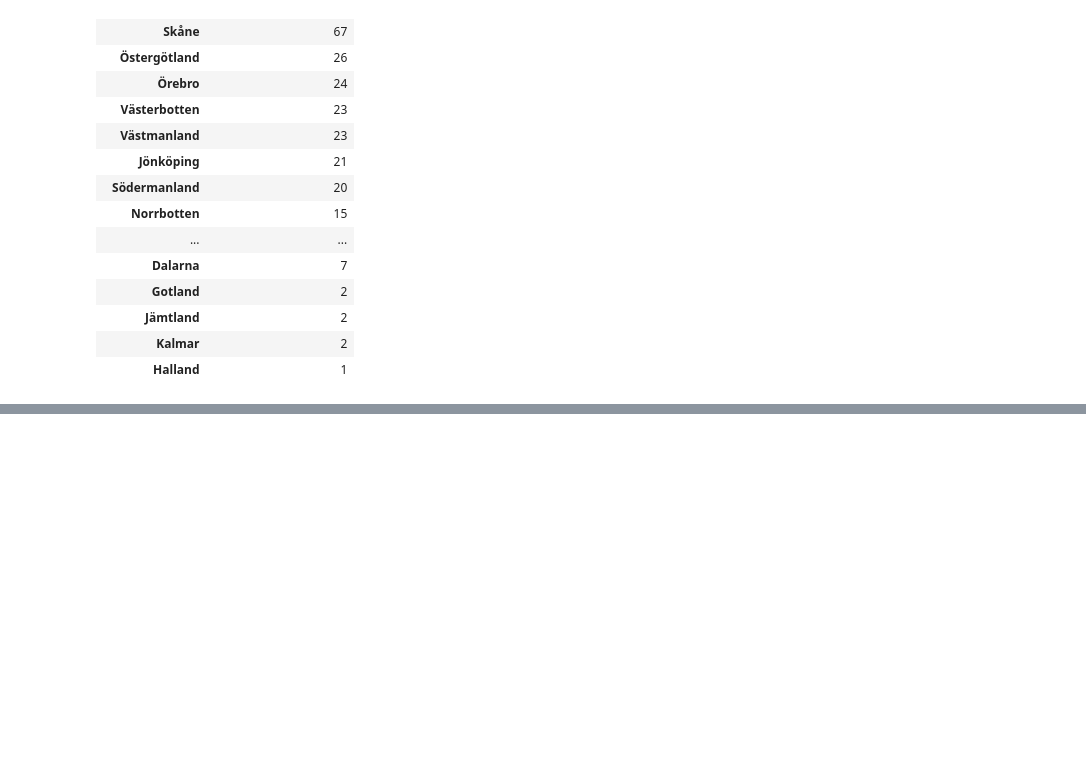
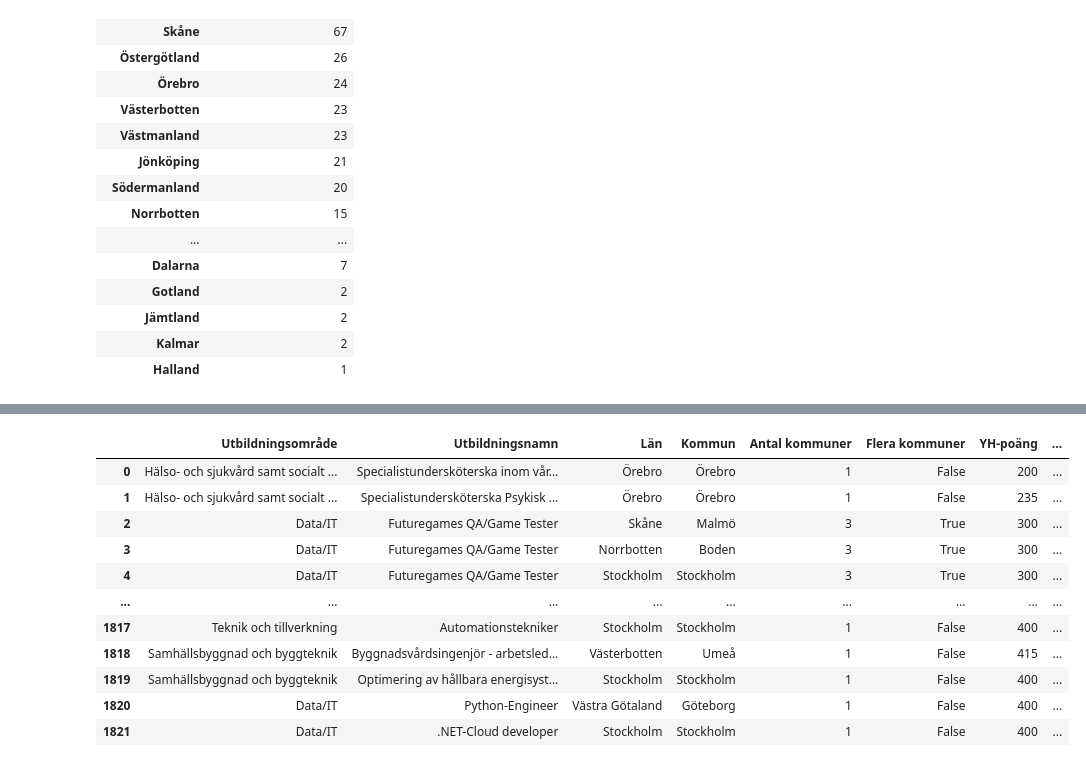
Before and after one commit to REAndreas/The_skool_grupp_3, a Jupyter notebook: eda/eda_hugo/EDA_kurser_program.ipynb, the cells around one changed output, grey strips where cells are left out. Cells and saved outputs as stored; diff of their text form; code cells hidden in the pictures; blank space fills up the shorter version.

Commit message:
add: create_rel_program_alla_kommuner()

```diff
--- a/eda/eda_hugo/EDA_kurser_program.ipynb
+++ b/eda/eda_hugo/EDA_kurser_program.ipynb
@@ -862,0 +877,88 @@ df_lan_kurser_beviljade
+# %%
+def create_rel_program_alla_kommuner(con, years: list[int] | int | None = None, *, distinct=False):
+    if not years:
+        years = None
+    elif isinstance(years, int):
+        years = [years]
+
+    query = """
+        with program_alla_kommuner as (
+
+        select
+            "Utbildningsområde",
+            "Utbildningsnamn",
+            "Län",
+            "Kommun",
+            "Antal kommuner",
+            "Flera kommuner",
+            "YH-poäng",
+            "Studieform",
+            "Studietakt %" as "Studietakt %",
+            "Utbildningsanordnare",
+            "Huvudmannatyp",
+            "Sökta utbildningsomgångar",
+            "Beviljade utbildningsomgångar",
+            "Sökta platser totalt",
+            "Beviljade platser totalt",
+            "Sökta platser per utbildningsomgång",
+            "Ansökningsomgång",
+            "Diarienummer",
+            "Beslut"
+        from program_beslut pb
+        where
+            "Flera kommuner" is not TRUE
+            and ( $year IS NULL OR pb."Ansökningsomgång" = ANY($year) )
+
+        union all
+
+        select
+            pb."Utbildningsområde",
+            pb."Utbildningsnamn",
+            pk."Län",                -- kurser_kommun
+            pk."Kommun",             -- kurser_kommun
+            pb."Antal kommuner",
+            pb."Flera kommuner",
+            pb."YH-poäng",
+            pb."Studieform",
+            pb."Studietakt %" as "Studietakt %",
+            pb."Utbildningsanordnare",
+            pb."Huvudmannatyp",
+            pb."Sökta utbildningsomgångar",
+            pb."Beviljade utbildningsomgångar",
+            pb."Sökta platser totalt",
+            pb."Beviljade platser totalt",
+            pb."Sökta platser per utbildningsomgång",
+            pb."Ansökningsomgång",
+            pb."Diarienummer",
+            pb."Beslut"
+        from program_beslut pb
+        join program_kommun pk
+            on pk."Diarienummer" = pb."Diarienummer"
+        where
+            pb."Flera kommuner" is TRUE
+            and ( $year IS NULL OR pb."Ansökningsomgång" = ANY($year) )
+
+        )
+        select distinct on ("Diarienummer", "Kommun")
+            *
+        from program_alla_kommuner
+        order by "Diarienummer";"""
+
+    rel = con.sql(query, params={"year": years})
+    return rel
+
+
+create_rel_program_alla_kommuner(con, years=2024).df()
+# %% [output]
+|  | Utbildningsområde | Utbildningsnamn | Län | Kommun | Antal kommuner | Flera kommuner | YH-poäng | ... |
+| 0 | Hälso- och sjukvård samt socialt ... | Specialistundersköterska inom vår... | Örebro | Örebro | 1 | False | 200 | ... |
+| 1 | Hälso- och sjukvård samt socialt ... | Specialistundersköterska Psykisk ... | Örebro | Örebro | 1 | False | 235 | ... |
+| 2 | Data/IT | Futuregames QA/Game Tester | Skåne | Malmö | 3 | True | 300 | ... |
+| 3 | Data/IT | Futuregames QA/Game Tester | Norrbotten | Boden | 3 | True | 300 | ... |
+| 4 | Data/IT | Futuregames QA/Game Tester | Stockholm | Stockholm | 3 | True | 300 | ... |
+| ... | ... | ... | ... | ... | ... | ... | ... | ... |
+| 1817 | Teknik och tillverkning | Automationstekniker | Stockholm | Stockholm | 1 | False | 400 | ... |
+| 1818 | Samhällsbyggnad och byggteknik | Byggnadsvårdsingenjör - arbetsled... | Västerbotten | Umeå | 1 | False | 415 | ... |
+| 1819 | Samhällsbyggnad och byggteknik | Optimering av hållbara energisyst... | Stockholm | Stockholm | 1 | False | 400 | ... |
+| 1820 | Data/IT | Python-Engineer | Västra Götaland | Göteborg | 1 | False | 400 | ... |
+| 1821 | Data/IT | .NET-Cloud developer | Stockholm | Stockholm | 1 | False | 400 | ... |
```
Also changed, not shown: parts of 7 cells of this notebook.
